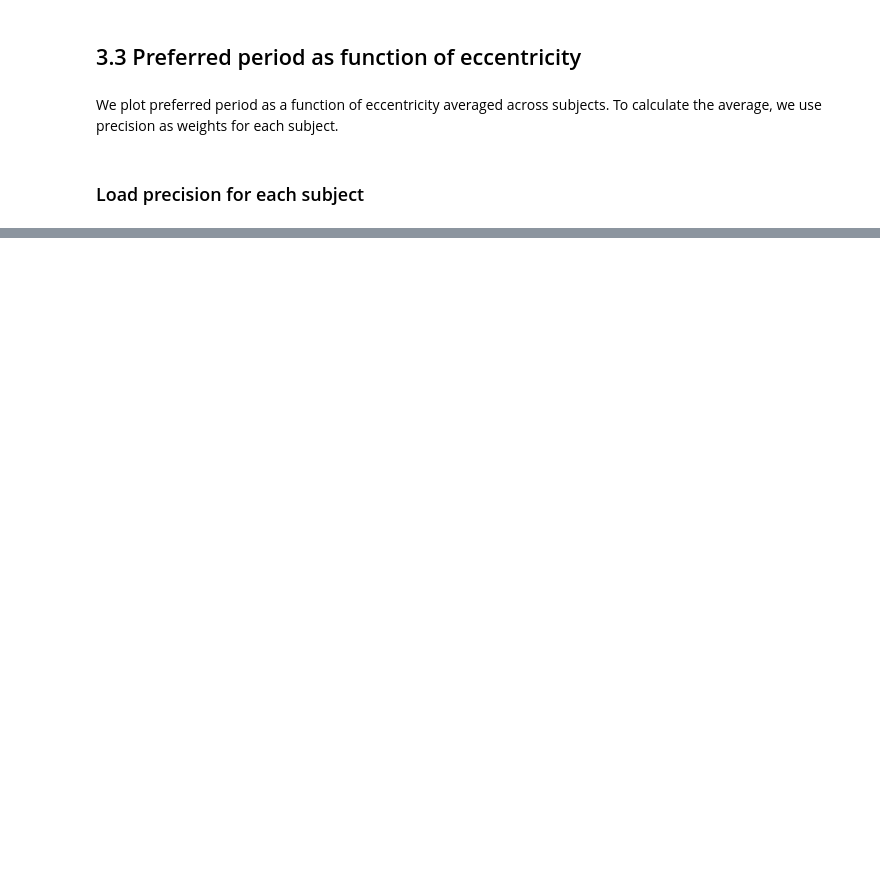
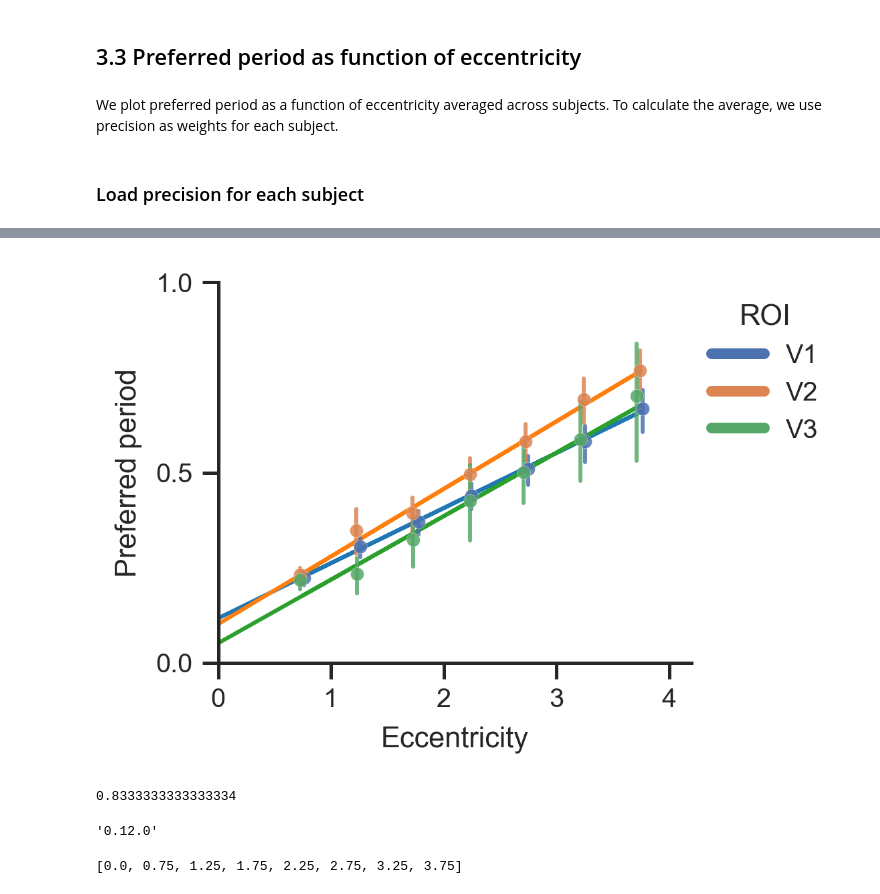
Before and after one commit to JiyeongHa/Spatial-Frequency-Preference_NSDsyn, a Jupyter notebook: notebooks/2-tuning-curves.ipynb, the cells around one changed output, grey strips where cells are left out. Drawn from its saved outputs; the diff is of its cells as text; code cells hidden in the pictures; blank space fills up the shorter version.

```diff
--- a/notebooks/2-tuning-curves.ipynb
+++ b/notebooks/2-tuning-curves.ipynb
@@ -204,0 +197,3 @@ plt.show()
+# %%
+new_df = vis1D.fit_line_to_weighted_mean(tuning_with_precision_df, 'mode', 'precision', ['vroinames'])
+new_df
@@ -204,0 +238,18 @@ plt.show()
+# %%
+
+g = vis1D.plot_preferred_period(tuning_with_precision_df, sf_peak='mode', precision='precision', hue='vroinames', hue_order=['V1','V2','V3'], fit_df=new_df,
+lgd_title='ROI')
+# %% [output]
+[figure, added]
+# %%
+1/1.2
+# %% [output]
+0.8333333333333334
+# %%
+sns.__version__
+# %% [output]
+'0.12.0'
+# %%
+sorted(new_df['ecc'].unique())
+# %% [output]
+[0.0, 0.75, 1.25, 1.75, 2.25, 2.75, 3.25, 3.75]
```
Also changed, not shown: parts of 13 cells of this notebook, 2 other files.
